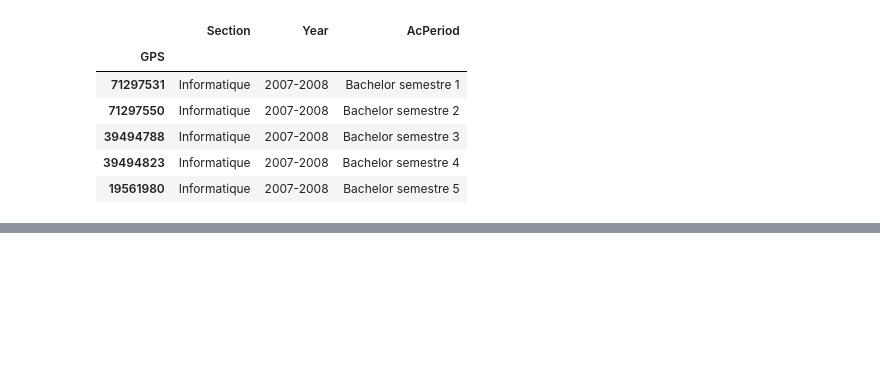
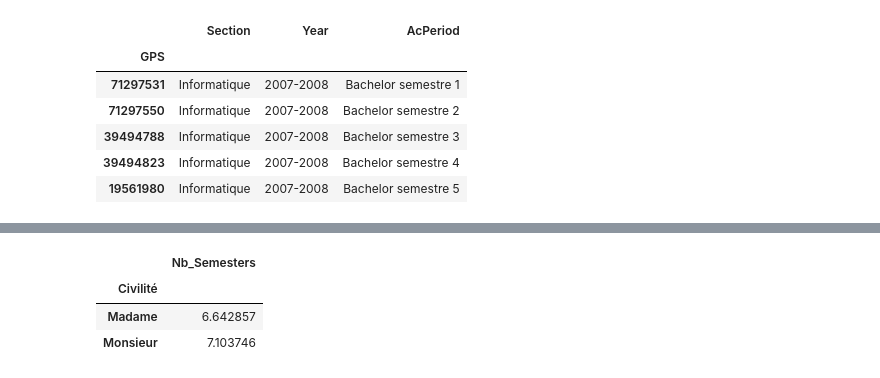
Before and after one commit to sylb/adaHomeworks, a Jupyter notebook: 02 - Data from the Web/Presentation_notebook.ipynb, the cells around one changed output, grey strips where cells are left out. Cells and saved outputs as stored; diff of their text form; code cells hidden in the pictures; blank space fills up the shorter version.

```diff
--- a/02 - Data from the Web/Presentation_notebook.ipynb
+++ b/02 - Data from the Web/Presentation_notebook.ipynb
@@ -132,0 +125,7 @@ dfBA_completetemp[["Nom Prénom", "Nb_Semesters"]]
+# %%
+dfBA_completetemp[["Civilité", "Nb_Semesters"]].groupby("Civilité").mean()
+# %% [output]
+|  | Nb_Semesters |
+| Civilité |  |
+| Madame | 6.642857 |
+| Monsieur | 7.103746 |
```
Also changed, not shown: parts of 30 cells of this notebook.
